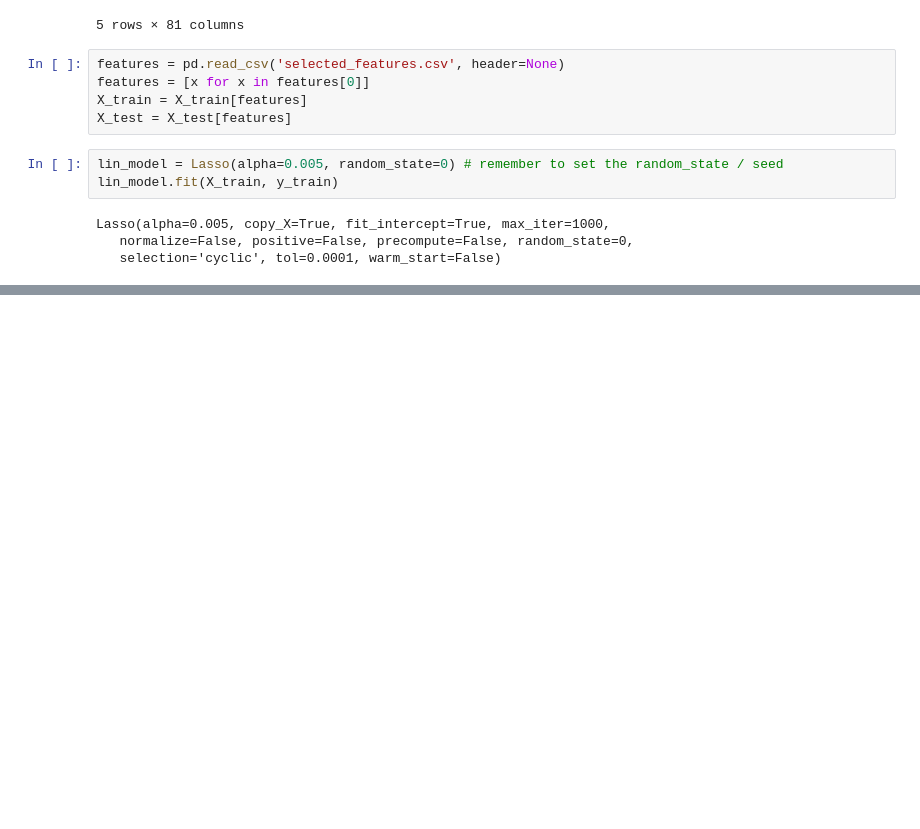
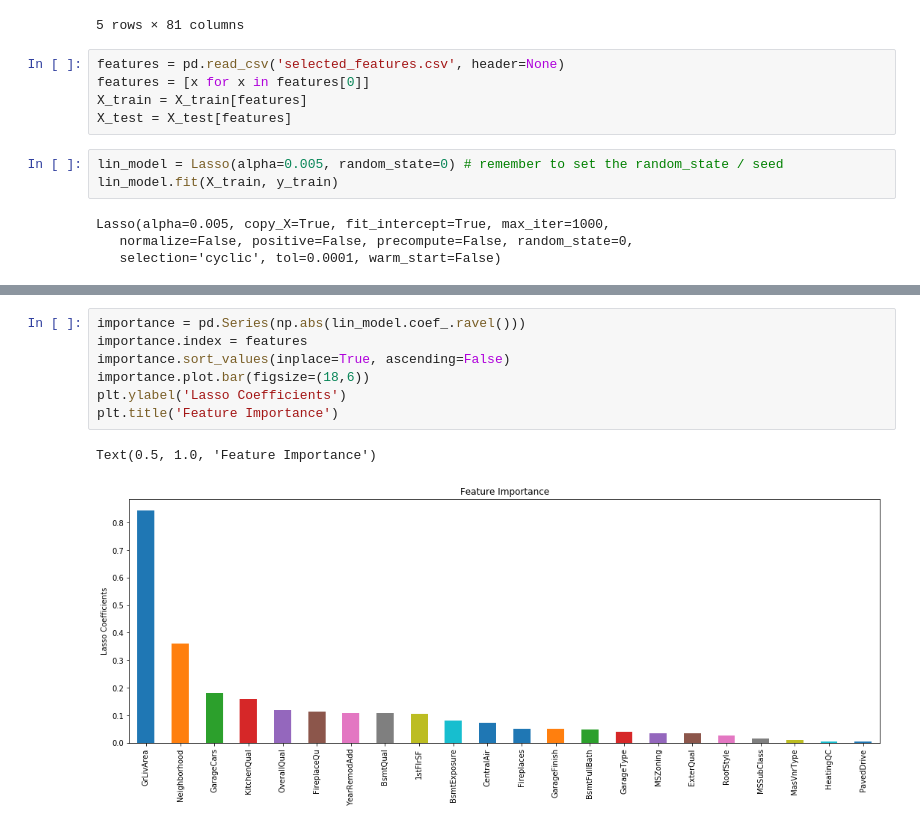
Before and after one commit to atifs/Machine-Learning-Infrastructure, a Jupyter notebook: Model Building.ipynb, the cells around one changed output, grey strips where cells are left out. Saved outputs shown, nothing was run; the diff lists cells and outputs as text; blank space fills up the shorter version.

```diff
--- a/Model Building.ipynb
+++ b/Model Building.ipynb
@@ -37,0 +47,10 @@ Lasso(alpha=0.005, copy_X=True, fit_intercept=True, max_iter=1000,
+# %%
+importance = pd.Series(np.abs(lin_model.coef_.ravel()))
+importance.index = features
+importance.sort_values(inplace=True, ascending=False)
+importance.plot.bar(figsize=(18,6))
+plt.ylabel('Lasso Coefficients')
+plt.title('Feature Importance')
+# %% [output]
+Text(0.5, 1.0, 'Feature Importance')
+[figure, added]
```
Also changed, not shown: parts of 1 cell of this notebook.
